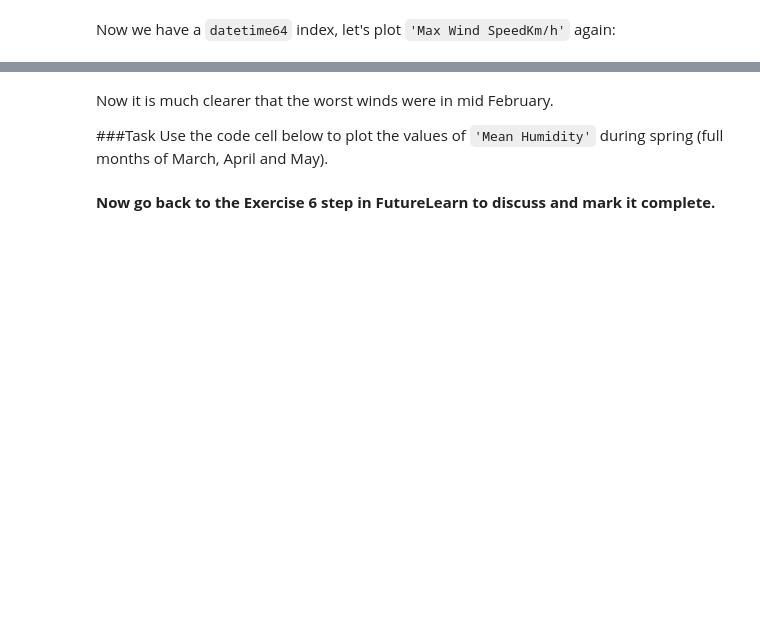
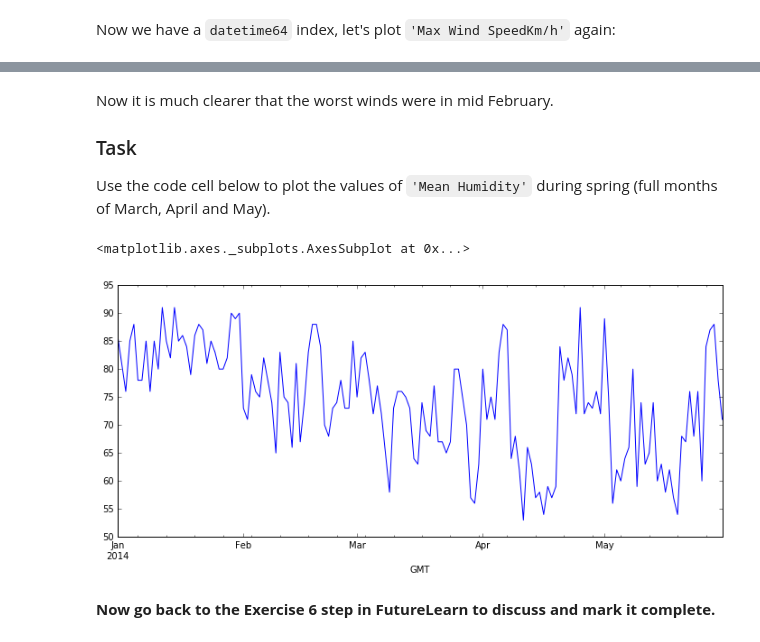
Before and after one commit to mrchrisadams/future-learn-learn-to-code, a Jupyter notebook: Week_2_exercise_notebook.ipynb, the cells around one changed output, grey strips where cells are left out. Saved outputs shown, nothing was run; the diff lists cells and outputs as text; code cells hidden in the pictures; blank space fills up the shorter version.

```diff
--- a/Week_2_exercise_notebook.ipynb
+++ b/Week_2_exercise_notebook.ipynb
@@ -606,7 +697,12 @@ london['Max Wind SpeedKm/h'].plot(grid=True, figsize=(10,5))
 # %% [markdown]
 Now it is much clearer that the worst winds were in mid February.
 
-###Task
+### Task
 Use the code cell below to plot the values of `'Mean Humidity'` during spring (full months of March, April and May).
+# %%
+london['Mean Humidity'].ix[datetime(2014,1,1) : datetime(2014,5,30)].plot(figsize=(12,5))
+# %% [output]
+<matplotlib.axes._subplots.AxesSubplot at 0x...>
+[figure, added]
 # %% [markdown]
 **Now go back to the Exercise 6 step in FutureLearn to discuss and mark it complete.**
```
Also changed, not shown: parts of 15 cells of this notebook.
